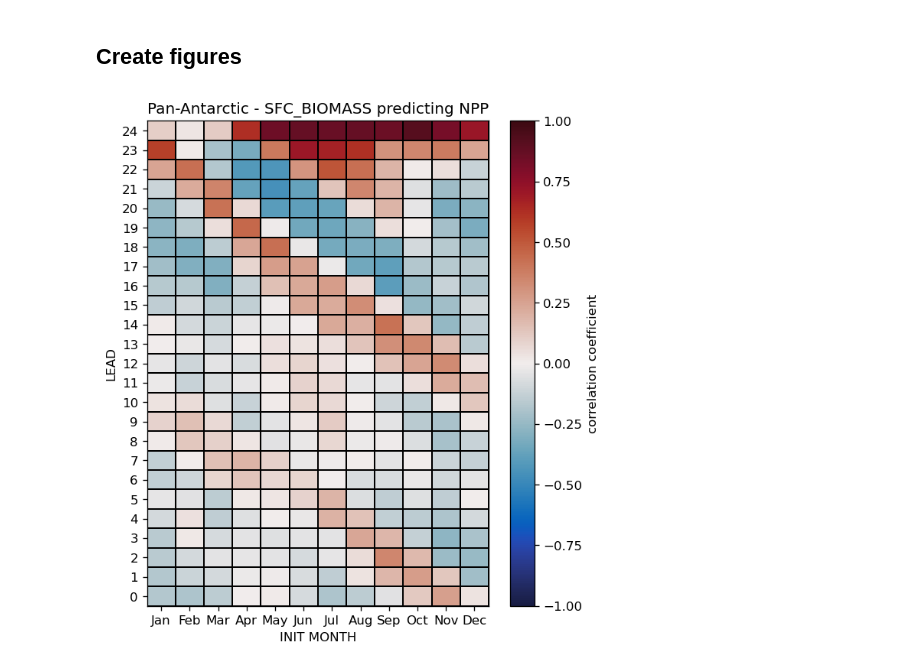
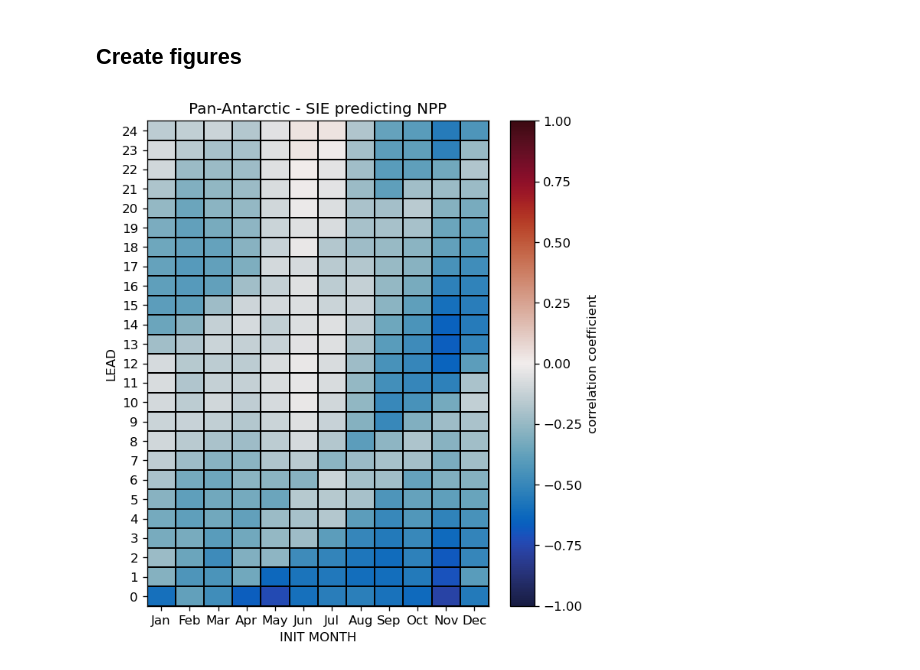
Before and after one commit to bbuchovecky/hmei, a Jupyter notebook: notebooks/11_model-correlation.ipynb, the cells around one changed output. Drawn from its saved outputs; the diff is of its cells as text; code cells hidden in the pictures.

Commit message:
worked on xcorr

```diff
--- a/notebooks/11_model-correlation.ipynb
+++ b/notebooks/11_model-correlation.ipynb
@@ -280,10 +282,10 @@ print('predictand (a)', a, '\n')
 print('predictor  (b)', b, '\n')
 
 ## initialization month
-init = 5
+init = 11
 
 ## max absolute value lag (in months)
-lag = -2
+lag = -24
 
 lag_values = np.arange(lag, 1)
 for (im,m) in enumerate(lag_values):
@@ -404,6 +406,13 @@ def plot_single_lagged_xcorr(predictor, predictand, region, maxlag=-24, threshol
     ts_predictand = open_metric(predictand, 'so', 'anom')[region]
 
     r, p, inits, lags = compute_lagged_xcorr(ts_predictor, ts_predictand, maxlag=maxlag)
+
+    ## transform r so that lead=0 is the bottom row and lead=maxlag is top row
+    numlags = r.shape[0]
+    r_transformed = np.empty(shape=r.shape)
+    for i in range(numlags):
+        r_transformed[numlags-i-1] = r[i]
+    r = r_transformed
 
     reg_names, var_su_names, abbrv_month_names = get_plotting_labels()
 
@@ -434,6 +443,8 @@ def plot_single_lagged_xcorr(predictor, predictand, region, maxlag=-24, threshol
         cb.ax.fill_between([-1,1], [1,1], [threshold,threshold], hatch=hatch, alpha=0)
         cb.ax.fill_between([-1,1], [-threshold,-threshold], [-1,-1], hatch=hatch, alpha=0)
 # %%
-plot_single_lagged_xcorr('sfc_biomass', 'npp', 'SouthernOcean', hatch=False)
+predictor = 'sie'
+predictand = 'npp'
+plot_single_lagged_xcorr(predictor, predictand, 'SouthernOcean', maxlag=-24, hatch=False)
 # %% [output]
-[figure, old version]
+[figure, new version]
```
Also changed, not shown: parts of 5 cells of this notebook, 1 other file.
